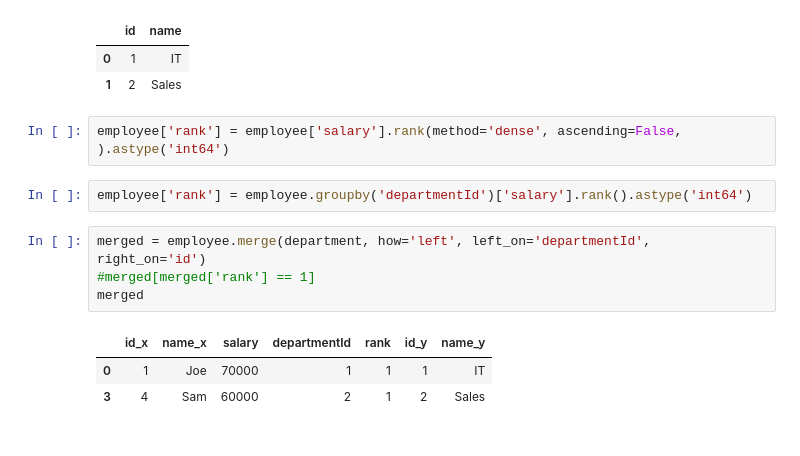
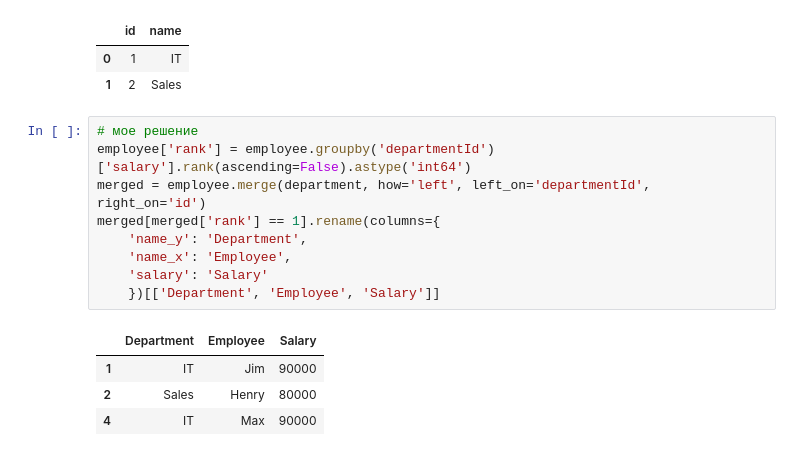
Before and after one commit to Praldmur/Tasks, a Jupyter notebook: LeetCode_Med.ipynb, the cells around one changed output. Saved outputs shown, nothing was run; the diff lists cells and outputs as text.

```diff
--- a/LeetCode_Med.ipynb
+++ b/LeetCode_Med.ipynb
@@ -236,15 +236,17 @@ department
 |  | id | name |
 | 0 | 1 | IT |
 | 1 | 2 | Sales |
-# %%
-employee['rank'] = employee['salary'].rank(method='dense', ascending=False, ).astype('int64')
-# %%
-employee['rank'] = employee.groupby('departmentId')['salary'].rank().astype('int64')
 # %%
+# мое решение
+employee['rank'] = employee.groupby('departmentId')['salary'].rank(ascending=False).astype('int64')
 merged = employee.merge(department, how='left', left_on='departmentId', right_on='id')
-#merged[merged['rank'] == 1]
-merged
+merged[merged['rank'] == 1].rename(columns={
+    'name_y': 'Department',
+    'name_x': 'Employee',
+    'salary': 'Salary'
+    })[['Department', 'Employee', 'Salary']]
 # %% [output]
-|  | id_x | name_x | salary | departmentId | rank | id_y | name_y |
-| 0 | 1 | Joe | 70000 | 1 | 1 | 1 | IT |
-| 3 | 4 | Sam | 60000 | 2 | 1 | 2 | Sales |
+|  | Department | Employee | Salary |
+| 1 | IT | Jim | 90000 |
+| 2 | Sales | Henry | 80000 |
+| 4 | IT | Max | 90000 |
```
Also changed, not shown: parts of 3 cells of this notebook.
